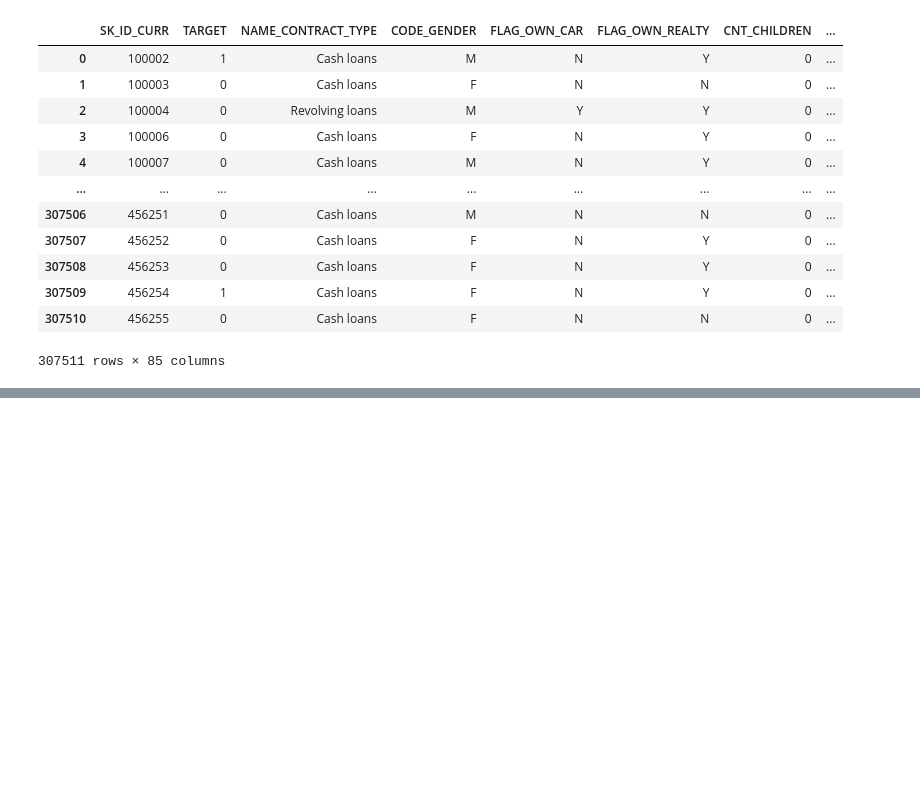
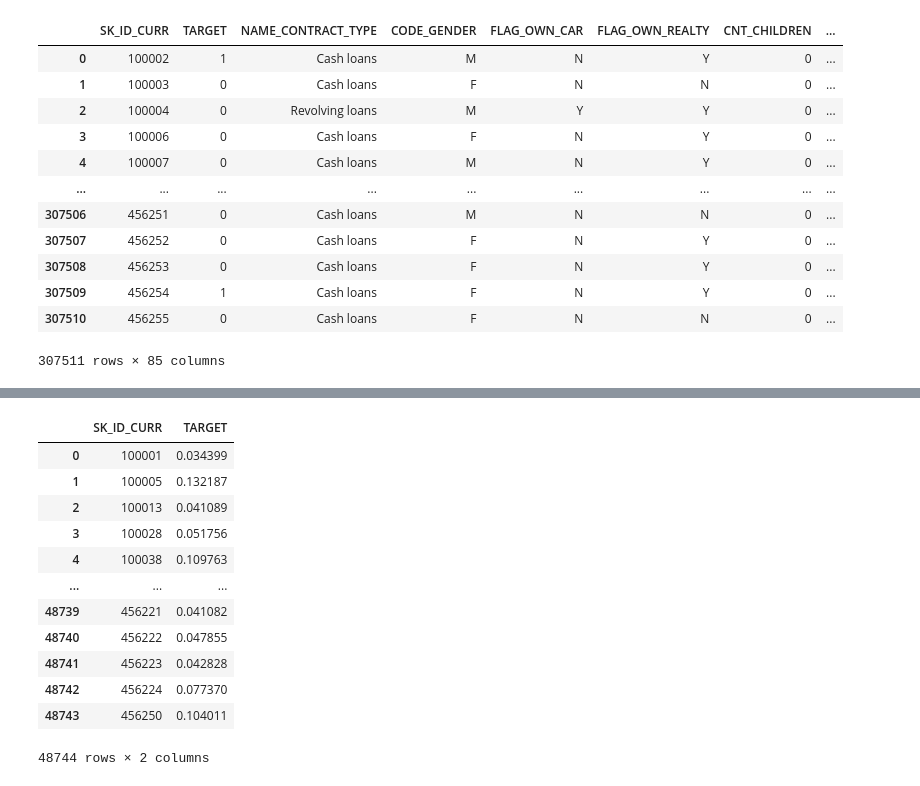
Before and after one commit to huanrafa/ProjectPracticing, a Jupyter notebook: 2023_11(2) Home Credit Default Risk/HomeCredit.ipynb, the cells around one changed output, grey strips where cells are left out. Cells and saved outputs as stored; diff of their text form; code cells hidden in the pictures; blank space fills up the shorter version.

```diff
--- a/2023_11(2) Home Credit Default Risk/HomeCredit.ipynb
+++ b/2023_11(2) Home Credit Default Risk/HomeCredit.ipynb
@@ -1462,3 +1448,4 @@ numerical_cols = df_num_excl.columns
 categorical_cols = df_cat_excl.columns
 
 scaler = StandardScaler()
+impute = SimpleImputer(strategy='mean')
@@ -1537,11 +1556,11 @@ excl_lrg_missing_training
 | 307510 | 456255 | 0 | Cash loans | F | N | N | 0 | ... |
 307511 rows × 85 columns
 # %%
-training = training_scaled
-testing = testing_scaled
+training = pd.DataFrame(training_scaled)
+testing = pd.DataFrame(testing_scaled)
 
 variables = (excl_lrg_missing_training.drop(['SK_ID_CURR', 'TARGET'], axis=1)).columns
-testing_vars = testing.drop(['SK_ID_CURR'], axis=1).columns
+testing_vars = excl_lrg_missing_testing.drop(['SK_ID_CURR'], axis=1).columns
 
-df = training.drop(['SK_ID_CURR', 'TARGET'], axis=1)
-target_trn = training['TARGET']
+df = training
+target_trn = excl_lrg_missing_training['TARGET']
@@ -1549,0 +1627,21 @@ target_trn = training['TARGET']
+# %%
+#num_round = 10000; 10-Fold                 Score: 0.72807 (Top 82%) (CV Score: 0.74402)        "LightGBM (2).csv"
+#num_round = 1000 ; 10-Fold                 Score: 0.70482 (Top 85%) (CV Score: 0.72165)        "LightGBM (1).csv"
+
+
+final_result = pd.DataFrame(data = {'SK_ID_CURR': excl_lrg_missing_testing['SK_ID_CURR'], 'TARGET': predictions})
+final_result
+# %% [output]
+|  | SK_ID_CURR | TARGET |
+| 0 | 100001 | 0.034399 |
+| 1 | 100005 | 0.132187 |
+| 2 | 100013 | 0.041089 |
+| 3 | 100028 | 0.051756 |
+| 4 | 100038 | 0.109763 |
+| ... | ... | ... |
+| 48739 | 456221 | 0.041082 |
+| 48740 | 456222 | 0.047855 |
+| 48741 | 456223 | 0.042828 |
+| 48742 | 456224 | 0.077370 |
+| 48743 | 456250 | 0.104011 |
+48744 rows × 2 columns
```
Also changed, not shown: parts of 25 cells of this notebook, 3 other files.
